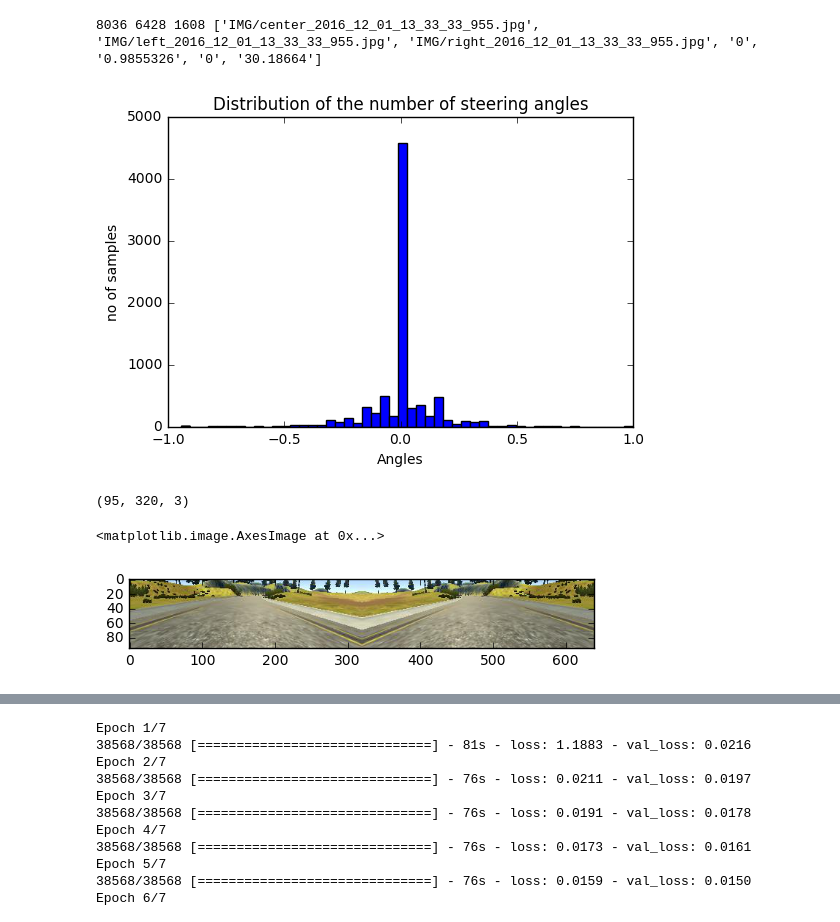
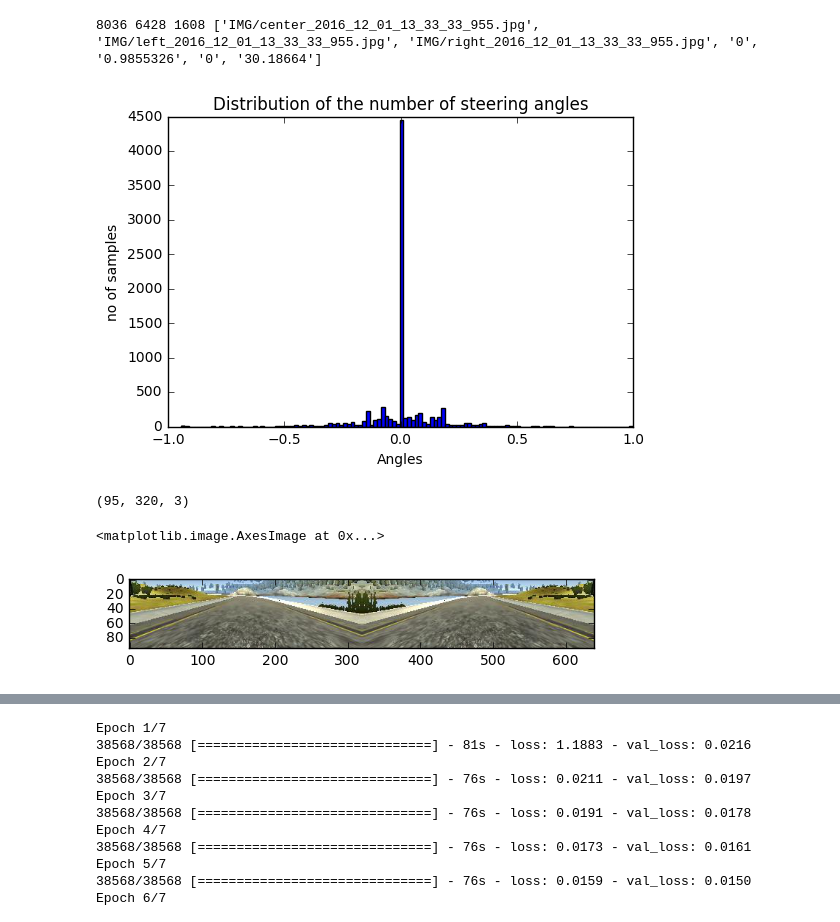
Before and after one commit to karanj1/SDCar, a Jupyter notebook: CarND-Behavioral-Cloning-P3/test2-Copy1.ipynb, the cells around one changed output, grey strips where cells are left out. Drawn from its saved outputs; the diff is of its cells as text; code cells hidden in the pictures.

```diff
--- a/CarND-Behavioral-Cloning-P3/test2-Copy1.ipynb
+++ b/CarND-Behavioral-Cloning-P3/test2-Copy1.ipynb
@@ -28,13 +30,13 @@ a= np.array(samples)
 # %% [output]
 8036 6428 1608 ['IMG/center_2016_12_01_13_33_33_955.jpg', 'IMG/left_2016_12_01_13_33_33_955.jpg', 'IMG/right_2016_12_01_13_33_33_955.jpg', '0', '0.9855326', '0', '30.18664']
 # %%
-plt.hist(a[:,3].astype(np.float), color = 'b', label = 'train', normed = False, bins=50)
+plt.hist(a[:,3].astype(np.float), color = 'b', label = 'train', normed = False, bins=120)
 plt.title('Distribution of the number of steering angles')
 plt.xlabel('Angles')
 plt.ylabel('no of samples')
 plt.show()
 # %% [output]
-[figure, old version]
+[figure, new version]
 # %%
 #car_images = []
 #steering_angles = []
@@ -51,15 +53,15 @@ def process_image(image):
 # %%
 #Sample processing on first image in csv file
 path = 'data/data/' # fill in the path to your training IMG directory
 
 #img_center1 = process_image(np.asarray(Image.open(path+csvlines[550][0:38]))) #line[x][0:38], x is row number, [0:38] is characters of first coulmn of that row..
-img_center1 = process_image(np.asarray(Image.open(path+samples[550][0])))  #line[x][1], x is row number, [0] is 0th coulmn of that row..
+img_center1 = process_image(np.asarray(Image.open(path+samples[1550][0])))  #line[x][1], x is row number, [0] is 0th coulmn of that row..
 print(img_center1.shape)
 img_center1_flipped = np.fliplr(img_center1)
 res1 = np.hstack((img_center1,img_center1_flipped))
 plt.imshow(res1)
 #plt.imshow(img_center1)
 # %% [output]
 (95, 320, 3)
 <matplotlib.image.AxesImage at 0x...>
-[figure, old version]
+[figure, new version]
```
Also changed, not shown: parts of 2 cells of this notebook, 1 other file.
